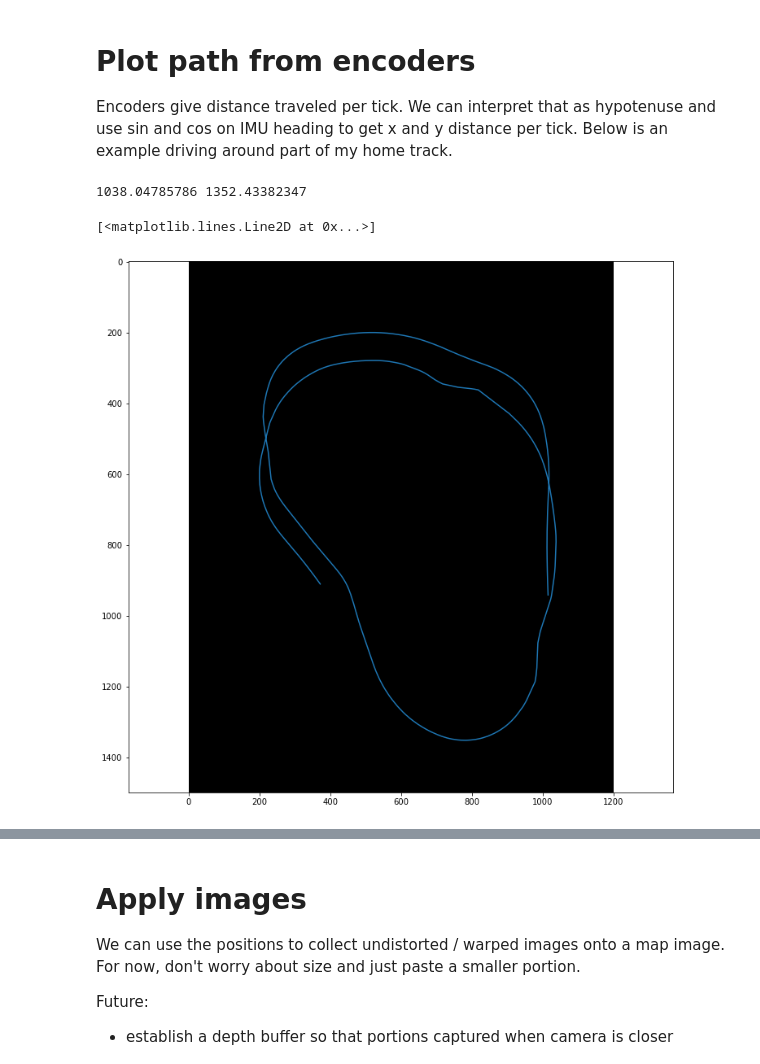
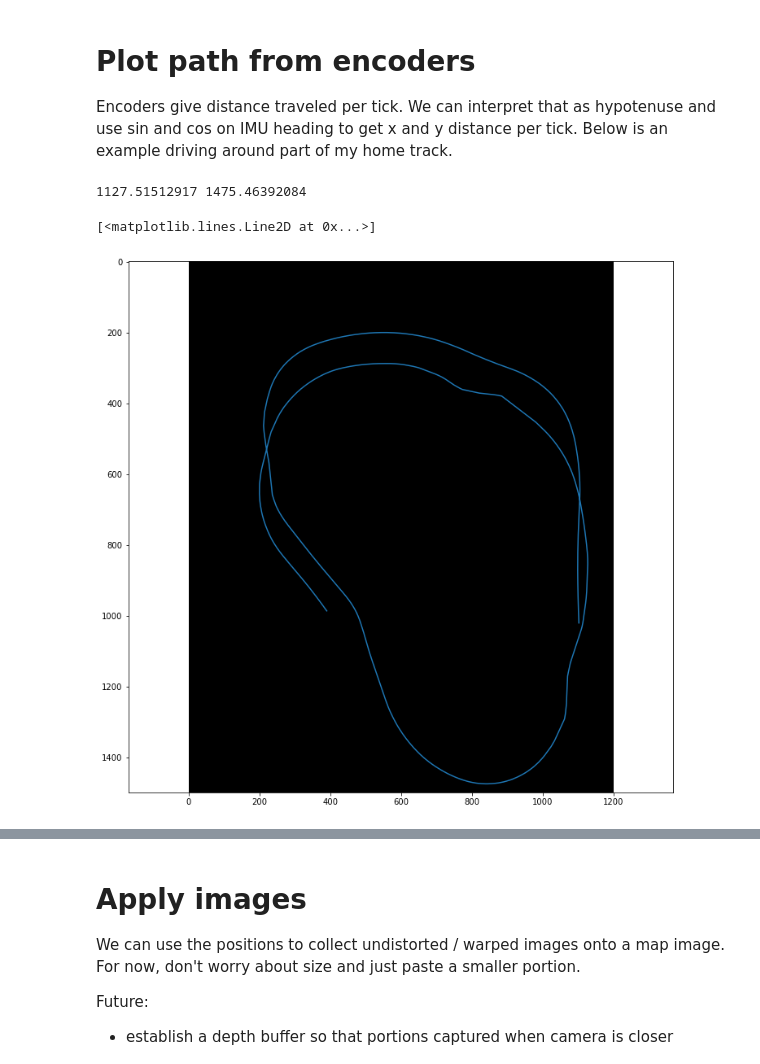
Before and after one commit to coreyabshire/marv, a Jupyter notebook: notebooks/map_collection.ipynb, the cells around one changed output, grey strips where cells are left out. Drawn from its saved outputs; the diff is of its cells as text; code cells hidden in the pictures.

```diff
--- a/notebooks/map_collection.ipynb
+++ b/notebooks/map_collection.ipynb
@@ -215,34 +216,40 @@ plt.plot(df.timestamp.diff())
 Encoders give distance traveled per tick. We can interpret that as hypotenuse and use sin and cos on IMU heading to get x and y distance per tick. Below is an example driving around part of my home track.
 # %%
 points = []
-theta = 0
-x = 0.0
-y = 0.0
+curr_heading = 0
+x, y = 0.0, 0.0
 pix_per_tick = 4.0
+meters_per_revolution = 0.315
+ticks_per_revolution = 20
+meters_per_tick = meters_per_revolution / ticks_per_revolution
+pixels_per_meter = 104.0 / 0.370
 for i,r in df.iterrows():
     if i == 0:
         points.append([x,y])
     else:
-        hyp = (r.encoder0_diff + r.encoder1_diff) / 2
-        x += np.sin(theta) * hyp * pix_per_tick
-        y += np.cos(theta) * hyp * pix_per_tick
+        approximate_ticks = (r.encoder0_diff + r.encoder1_diff) / 2
+        dist_meters = approximate_ticks * meters_per_tick
+        x += np.sin(curr_heading) * dist_meters
+        y += np.cos(curr_heading) * dist_meters
         points.append([x,y])
-    theta = np.deg2rad(r.orientation_x)
+    curr_heading = np.deg2rad(r.orientation_x)
 points = np.array(points)
 df['x'] = points[:,0]
 df['y'] = points[:,1]
-df.x = df.x - df.x.min() + 200
-df.y = df.y - df.y.min() + 200
-df.y = df.y.max() - df.y + 200
-map_width = df.x.max()
-map_height = df.y.max()
+df['px'] = df['x'] * pixels_per_meter
+df['py'] = df['y'] * pixels_per_meter
+df.px = df.px - df.px.min() + 200
+df.py = df.py - df.py.min() + 200
+df.py = df.py.max() - df.py + 200
+map_width = df.px.max()
+map_height = df.py.max()
 print(map_width, map_height)
 map_img = np.zeros((1500, 1200, 3))
 plt.figure(figsize=(12,12))
 plt.axis('equal')
 plt.imshow(map_img)
-plt.plot(df.x, df.y)
+plt.plot(df.px, df.py)
 # %% [output]
-1038.04785786 1352.43382347
+1127.51512917 1475.46392084
 [<matplotlib.lines.Line2D at 0x...>]
-[figure, old version]
+[figure, new version]
```
Also changed, not shown: parts of 7 cells of this notebook.
